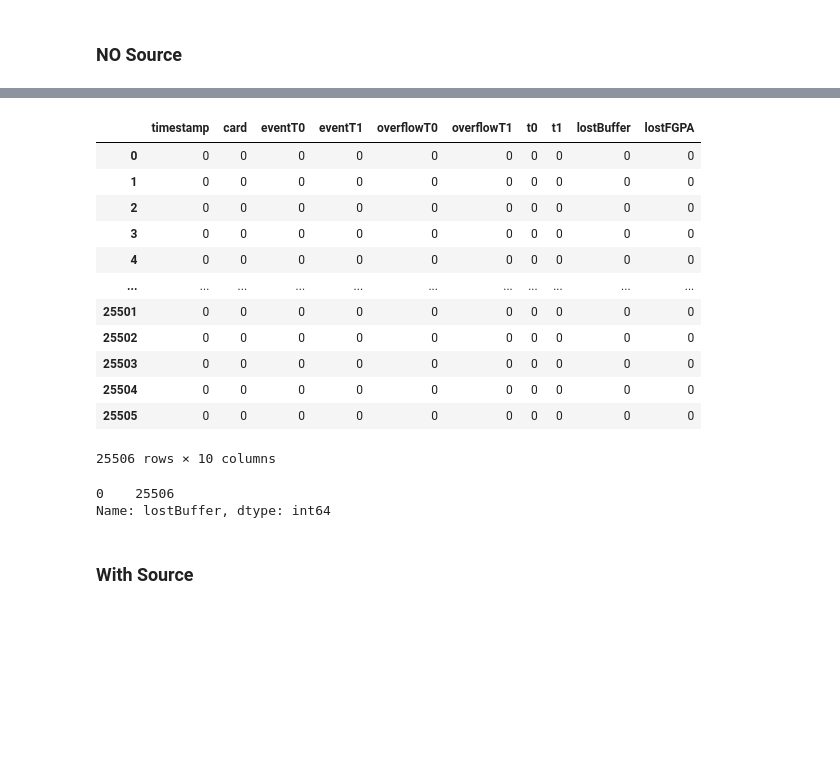
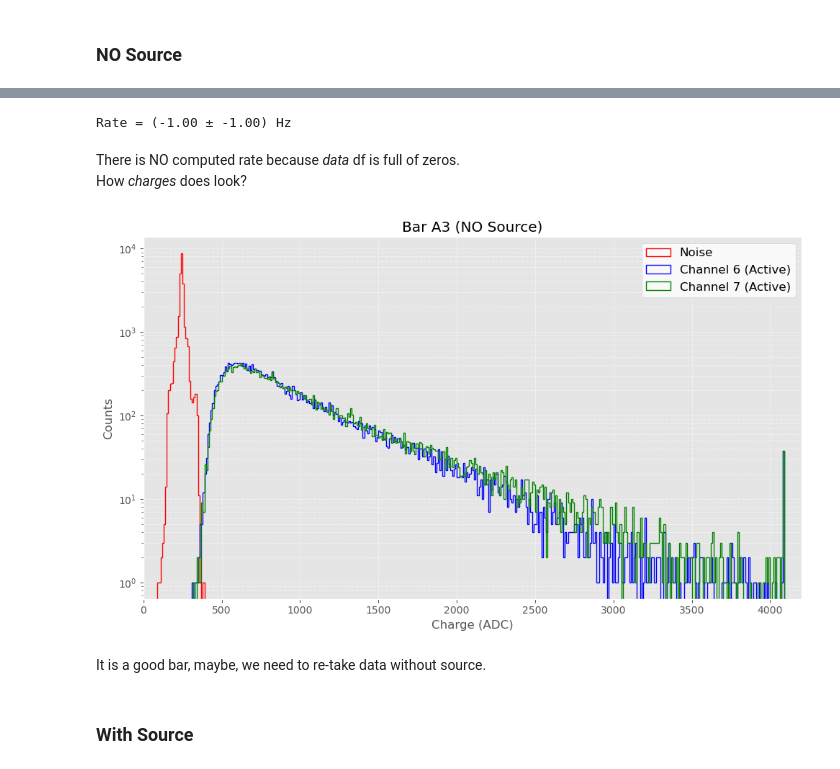
Before and after one commit to camacortespar/next-analysis, a Jupyter notebook: Muon_Veto/01_Bar_Testing.ipynb, the cells around one changed output, grey strips where cells are left out. Saved outputs shown, nothing was run; the diff lists cells and outputs as text; code cells hidden in the pictures; blank space fills up the shorter version.

```diff
--- a/Muon_Veto/01_Bar_Testing.ipynb
+++ b/Muon_Veto/01_Bar_Testing.ipynb
@@ -465,24 +542,18 @@ A3_no_source_df = pd.read_hdf(A3_FILES[0], key='data')
-# %%
-A3_no_source_df
-# %% [output]
-|  | timestamp | card | eventT0 | eventT1 | overflowT0 | overflowT1 | t0 | t1 | lostBuffer | lostFGPA |
-| 0 | 0 | 0 | 0 | 0 | 0 | 0 | 0 | 0 | 0 | 0 |
-| 1 | 0 | 0 | 0 | 0 | 0 | 0 | 0 | 0 | 0 | 0 |
-| 2 | 0 | 0 | 0 | 0 | 0 | 0 | 0 | 0 | 0 | 0 |
-| 3 | 0 | 0 | 0 | 0 | 0 | 0 | 0 | 0 | 0 | 0 |
-| 4 | 0 | 0 | 0 | 0 | 0 | 0 | 0 | 0 | 0 | 0 |
-| ... | ... | ... | ... | ... | ... | ... | ... | ... | ... | ... |
-| 25501 | 0 | 0 | 0 | 0 | 0 | 0 | 0 | 0 | 0 | 0 |
-| 25502 | 0 | 0 | 0 | 0 | 0 | 0 | 0 | 0 | 0 | 0 |
-| 25503 | 0 | 0 | 0 | 0 | 0 | 0 | 0 | 0 | 0 | 0 |
-| 25504 | 0 | 0 | 0 | 0 | 0 | 0 | 0 | 0 | 0 | 0 |
-| 25505 | 0 | 0 | 0 | 0 | 0 | 0 | 0 | 0 | 0 | 0 |
-25506 rows × 10 columns
-# %%
-A3_no_source_df.lostBuffer.value_counts()
-# %% [output]
-0    25506
-Name: lostBuffer, dtype: int64
+# %%
+rate_cv, rate_err = COMPUTE_RATE_FILE(A3_FILES[0])
+print(f'Rate = ({rate_cv:.2f} ± {rate_err:.2f}) Hz')
+# %% [output]
+Rate = (-1.00 ± -1.00) Hz
+# %% [markdown]
+There is NO computed rate because _data_ df is full of zeros.
+<br>
+How _charges_ does look?
+# %%
+PLOT_CHARGE_HIST_FILE(A3_FILES[0], 'Bar A3 (NO Source)', SIGNAL_CHANNELS=[6,7], X_LIMITS=[0, 4200])
+# %% [output]
+[figure, added]
+# %% [markdown]
+It is a good bar, maybe, we need to re-take data without source.
 # %% [markdown]
 ### With Source
 # %%
```
Also changed, not shown: parts of 56 cells of this notebook, 25 other files.
